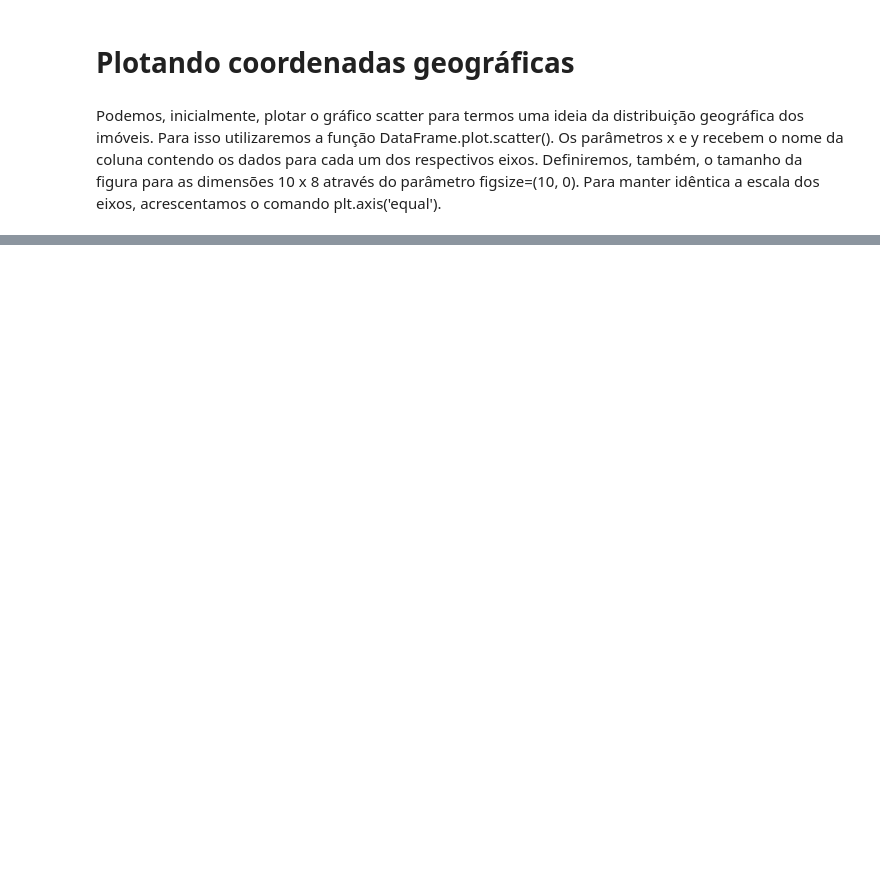
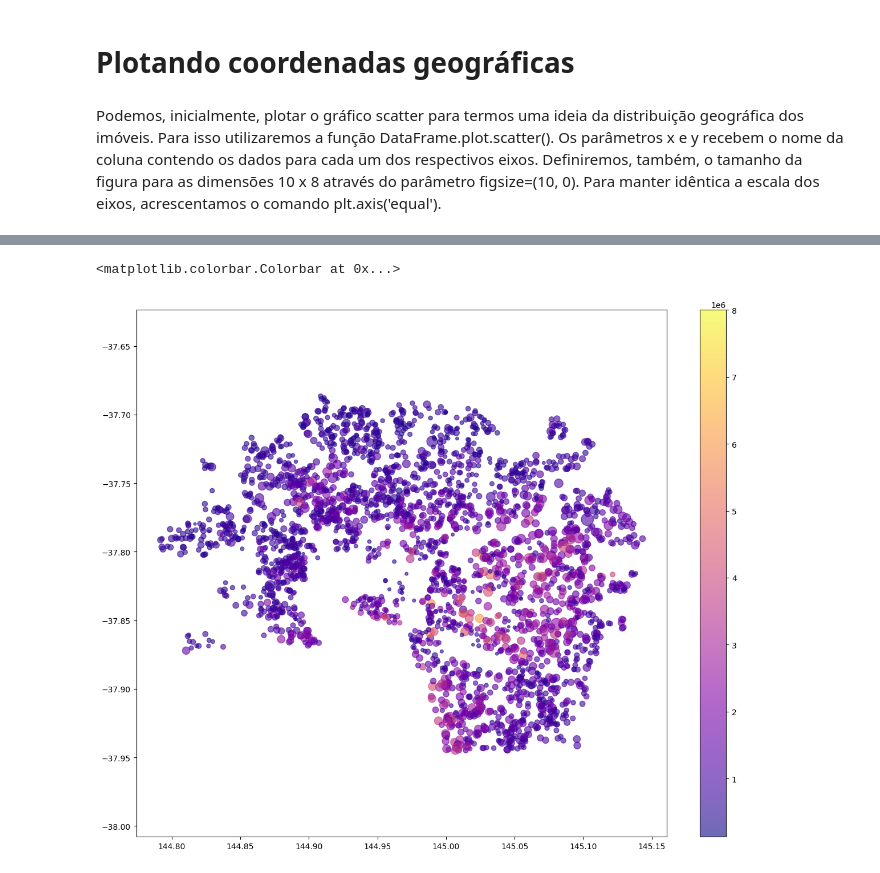
Before and after one commit to cvs2010/Data-Science-Projects, a Jupyter notebook: 00_pandas_tutorial.ipynb, the cells around one changed output, grey strips where cells are left out. Drawn from its saved outputs; the diff is of its cells as text; code cells hidden in the pictures; blank space fills up the shorter version.

```diff
--- a/00_pandas_tutorial.ipynb
+++ b/00_pandas_tutorial.ipynb
@@ -551,0 +588,14 @@ plt.axis('equal')
+# %%
+# Atenção para a ordenação dos itens do plt
+plt.figure(figsize = (15,12))
+plt.axis('equal')
+plt.scatter(x = housing.longitude, y = housing.latitude,
+            c = housing.preco,
+            cmap = 'plasma',
+            s = housing.area_construida/3, # diminuimos o tamanho da size para ver melhor onde estão
+                                           # os pontos maiores e os menores
+            alpha = 0.6)
+plt.colorbar()
+# %% [output]
+<matplotlib.colorbar.Colorbar at 0x...>
+[figure, added]
```
Also changed, not shown: parts of 14 cells of this notebook.
